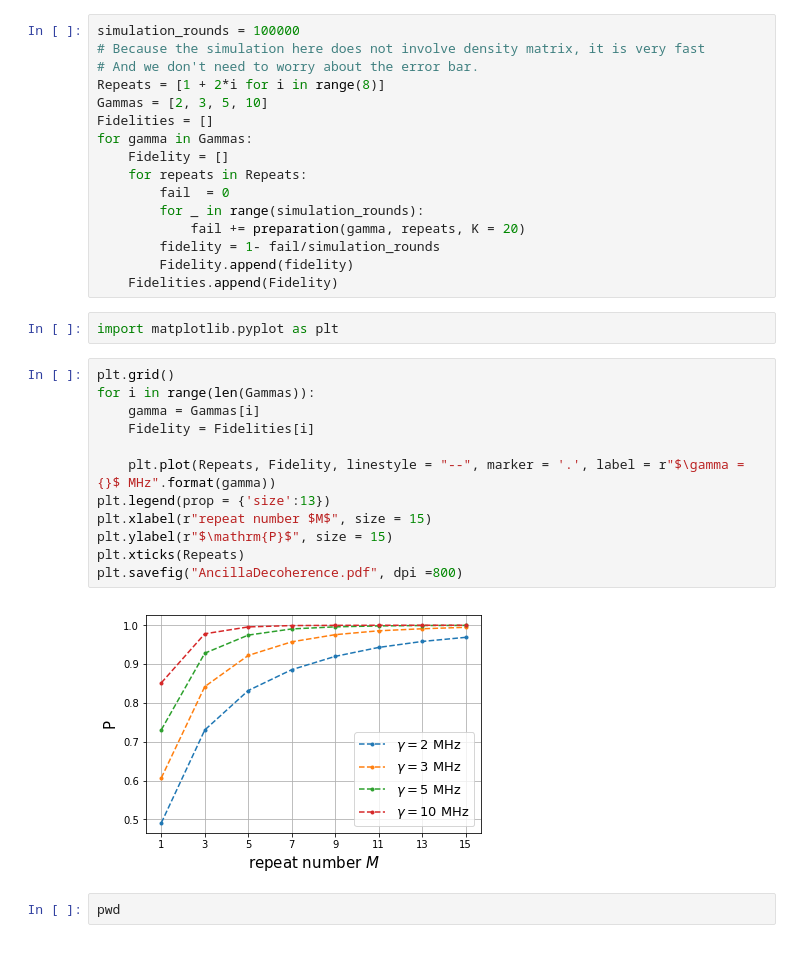
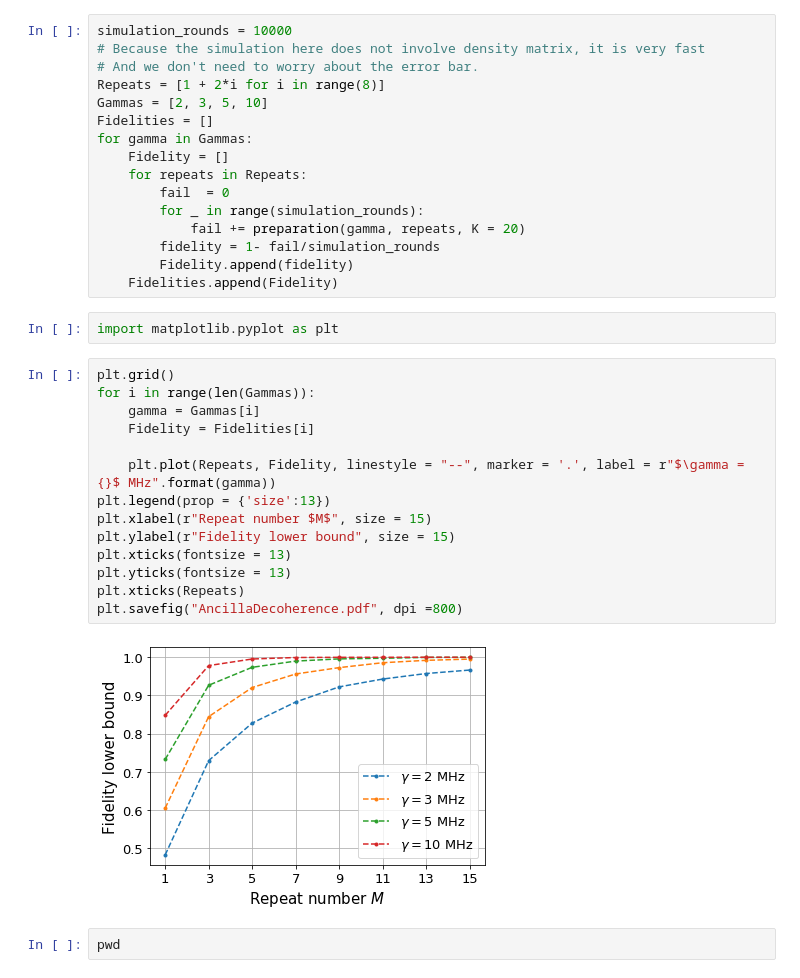
Before and after one commit to YWang92/DickeStatePreparation, a Jupyter notebook: AncillaDecoherence.ipynb, the cells around one changed output. Drawn from its saved outputs; the diff is of its cells as text.

Commit message:
update the figures

```diff
--- a/AncillaDecoherence.ipynb
+++ b/AncillaDecoherence.ipynb
@@ -42,7 +42,7 @@ def preparation(gamma, repeats, K = 20):
     fail = 0
     return fail
 # %%
-simulation_rounds = 100000
+simulation_rounds = 10000
 # Because the simulation here does not involve density matrix, it is very fast
 # And we don't need to worry about the error bar.
 Repeats = [1 + 2*i for i in range(8)]
@@ -62,17 +62,19 @@ import matplotlib.pyplot as plt
 # %%
 plt.grid()
 for i in range(len(Gammas)):
     gamma = Gammas[i]
     Fidelity = Fidelities[i]
 
     plt.plot(Repeats, Fidelity, linestyle = "--", marker = '.', label = r"$\gamma = {}$ MHz".format(gamma))
 plt.legend(prop = {'size':13})
-plt.xlabel(r"repeat number $M$", size = 15)
-plt.ylabel(r"$\mathrm{P}$", size = 15)
+plt.xlabel(r"Repeat number $M$", size = 15)
+plt.ylabel(r"Fidelity lower bound", size = 15)
+plt.xticks(fontsize = 13)
+plt.yticks(fontsize = 13)
 plt.xticks(Repeats)
 plt.savefig("AncillaDecoherence.pdf", dpi =800)
 # %% [output]
-[figure, old version]
+[figure, new version]
 # %%
 pwd
 # %% [output]
```
Also changed, not shown: 4 other files.
